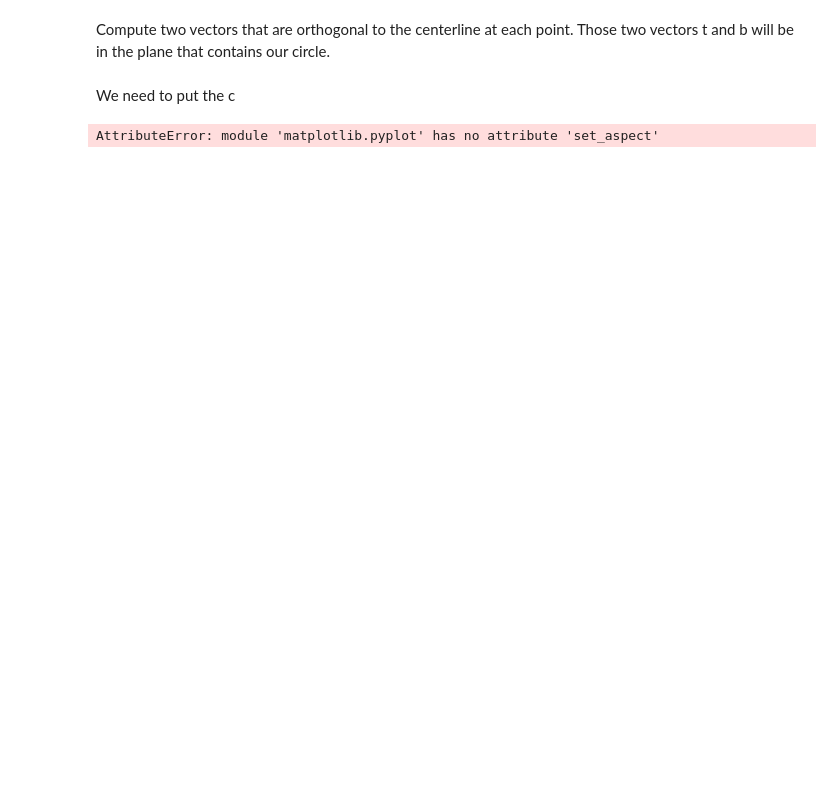
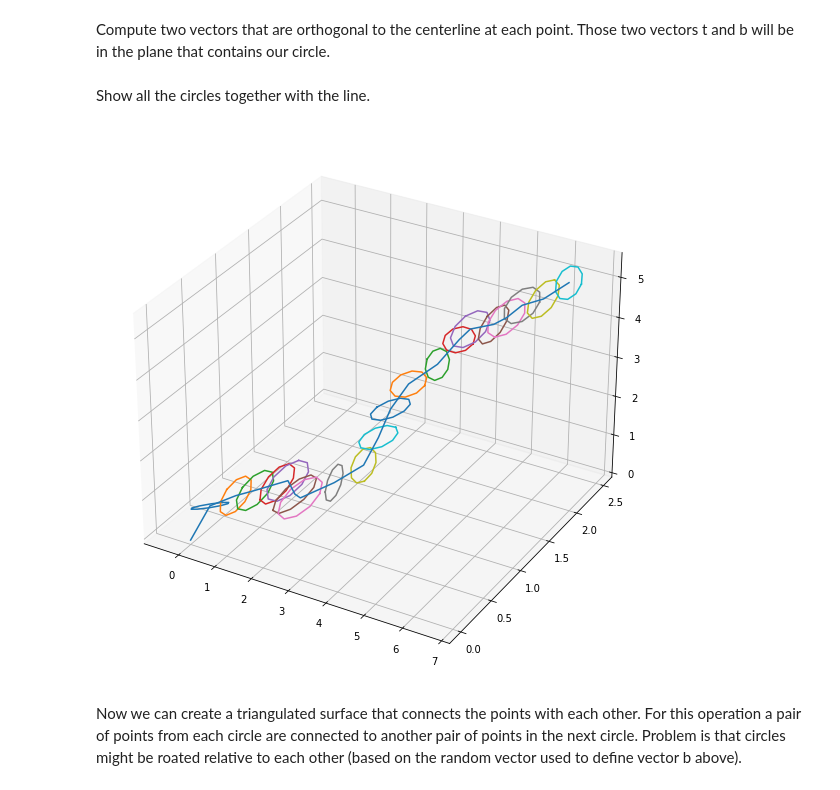
Before and after one commit to HaukeBartsch/shai-hulud, a Jupyter notebook: generateGeometry.ipynb, the cells around one changed output. Drawn from its saved outputs; the diff is of its cells as text; code cells hidden in the pictures; blank space fills up the shorter version.

```diff
--- a/generateGeometry.ipynb
+++ b/generateGeometry.ipynb
@@ -73,22 +57,24 @@ for i in range(len(centerLine)-1):
         circle.append(centerLine[i+1] + b2)
     circle.append(circle[0])
     circles.append(circle)
-# %% [markdown]
-We need to put the c
+# %% [markdown]
+Show all the circles together with the line.
 # %%
 fig = plt.figure(figsize=(10, 10))
 ax = fig.add_subplot(111, projection='3d')
 x = [a[0] for a in centerLine]
 y = [a[1] for a in centerLine]
 z = [a[2] for a in centerLine]
 for i in range(len(circles)):
     circle = circles[i]
     xc = [a[0] for a in circle]
     yc = [a[1] for a in circle]
     zc = [a[2] for a in circle]
     ax.plot(xc, yc, zc)
 ax.plot(x, y, z)
-plt.set_aspect()
+plt.gca().set_aspect('auto')
 plt.show()
 # %% [output]
-AttributeError: module 'matplotlib.pyplot' has no attribute 'set_aspect'
+[figure, added]
+# %% [markdown]
+Now we can create a triangulated surface that connects the points with each other. For this operation a pair of points from each circle are connected to another pair of points in the next circle. Problem is that circles might be roated relative to each other (based on the random vector used to define vector b above).
```
Also changed, not shown: parts of 6 cells of this notebook.
